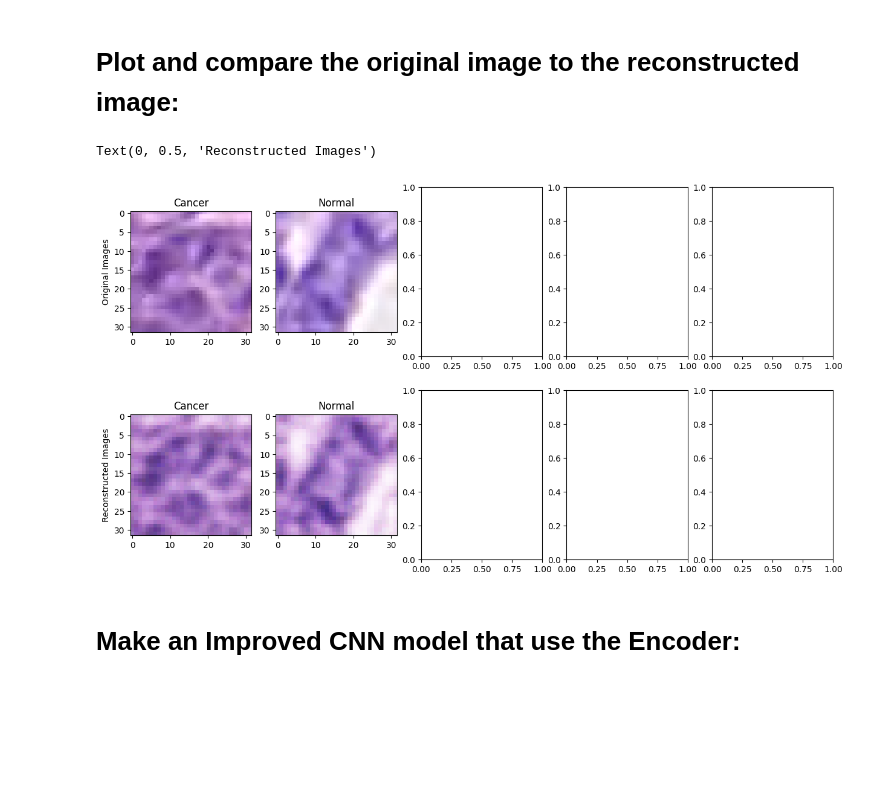
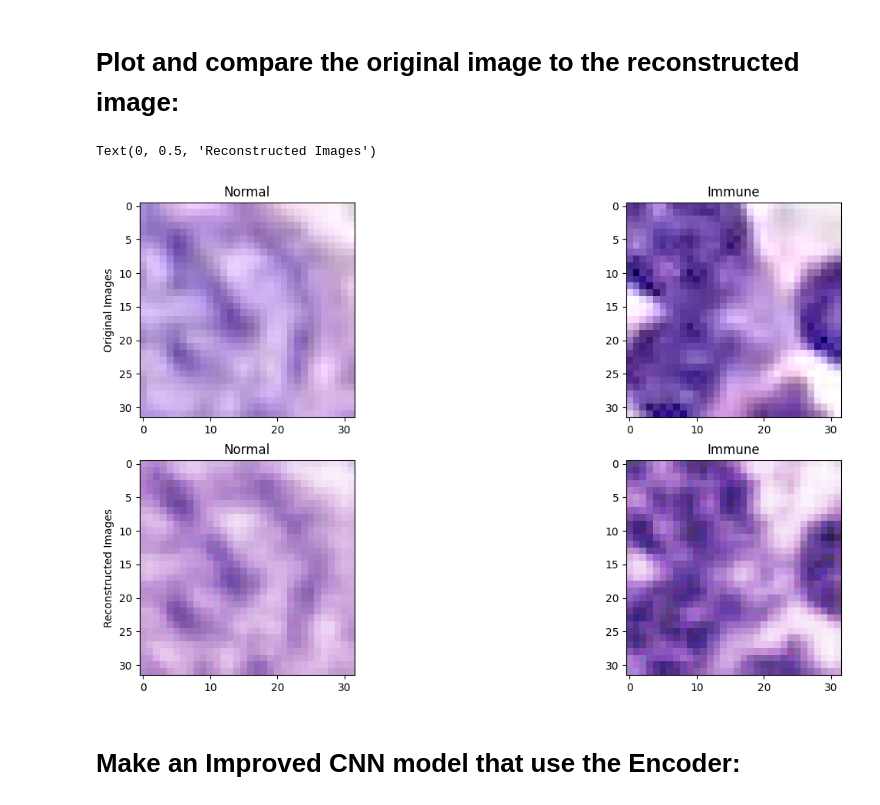
Before and after one commit to karthik-vig/Autoencoder-based-classification, a Jupyter notebook: Nightingale.ipynb, the cells around one changed output. Saved outputs shown, nothing was run; the diff lists cells and outputs as text; code cells hidden in the pictures; blank space fills up the shorter version.

Commit message:
corrected an error in visualizing autoencoder reconstructed image

```diff
--- a/Nightingale.ipynb
+++ b/Nightingale.ipynb
@@ -433,25 +433,25 @@ Train epoch:50 with previous loss 0.002288090530782938
 # %%
 #compare original and reconstructed image from the autoencoder:
 
-figure, ax = plt.subplots(2, 5, figsize=(15, 8))
+figure, ax = plt.subplots(2, 2, figsize=(15, 8))
 original_recons_list = []
 count_output = 0
 for data, label in validation_dataloader:
-    if count_output == 5:
+    if count_output == 2:
         break
     data = data.reshape((data.shape[0], 3, 32, 32))
     x_hat = autoencoder_model(data.to(device))
     #format the data into something imshow can display properly.
     ax[0, count_output].imshow(np.transpose(data[0].to('cpu').detach().numpy(), (1, 2, 0)))
     ax[0, count_output].set_title(labels_dict[label.numpy()[0]])
     ax[1, count_output].imshow(np.transpose(x_hat[0].to('cpu').detach().numpy(), (1, 2, 0)))
     ax[1, count_output].set_title(labels_dict[label.numpy()[0]])
     count_output += 1
 ax[0,0].set_ylabel('Original Images')
 ax[1,0].set_ylabel('Reconstructed Images')
 # %% [output]
 Text(0, 0.5, 'Reconstructed Images')
-[figure, old version]
+[figure, new version]
 # %% [markdown]
 # **Make an Improved CNN model that use the Encoder:**
 # %%
```
